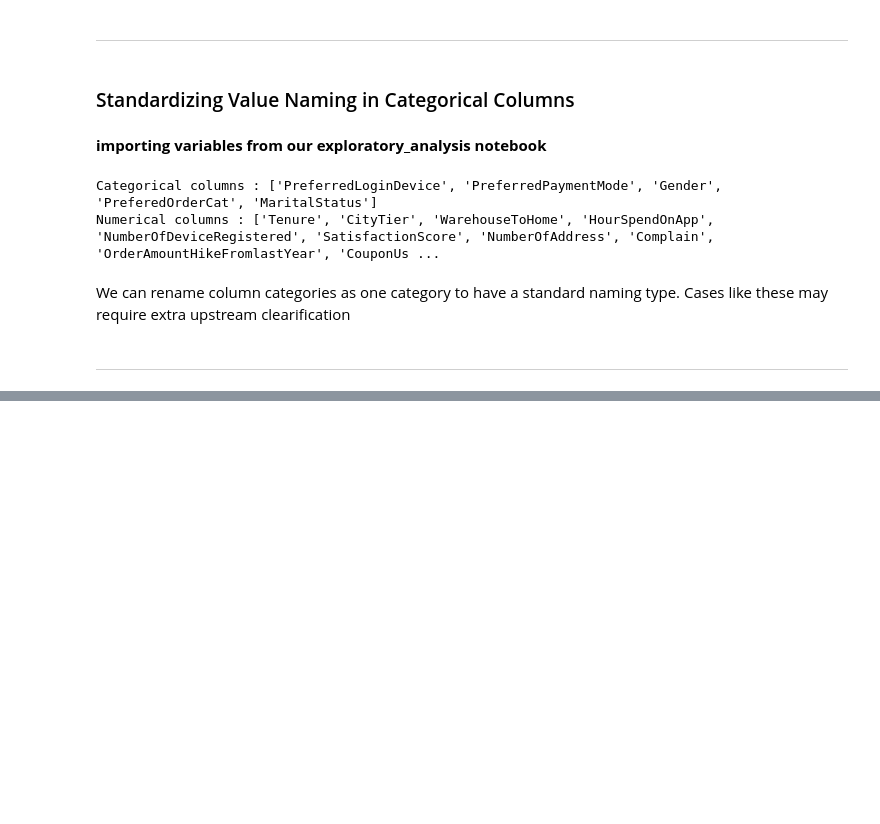
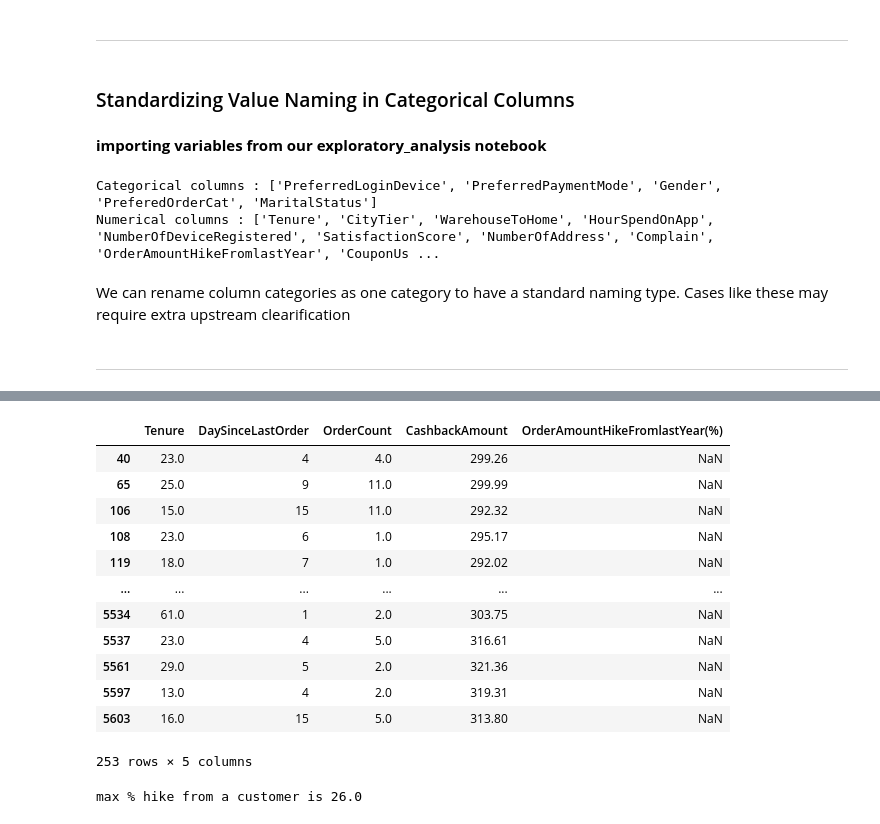
Before and after one commit to Danny-Dalo/Ecommerce_Churn, a Jupyter notebook: notebooks/data_cleaning.ipynb, the cells around one changed output, grey strips where cells are left out. Cells and saved outputs as stored; diff of their text form; code cells hidden in the pictures; blank space fills up the shorter version.

Commit message:
Handles missing values in 'DaysSinceLastOrder' column and 'OrderAmountHikeFromlastYear(%)' columns by imputting with median value

```diff
--- a/notebooks/data_cleaning.ipynb
+++ b/notebooks/data_cleaning.ipynb
@@ -99,0 +147,14 @@ churn_df_copy = churn_df_copy.replace({
+# %%
+churn_df_copy["DaySinceLastOrder"].max()    # Maximum number of days a customer hasn't ordered is 46
+
+
+# Median to fill missing values
+median = churn_df_copy["DaySinceLastOrder"].median()    # Median value is 3
+churn_df_copy.fillna({"DaySinceLastOrder": median}, inplace=True)
+
+
+# Converting `DaySinceLastOrder` column to an integer
+churn_df_copy['DaySinceLastOrder'] = churn_df_copy['DaySinceLastOrder'].astype(int)
+
+churn_df_copy["DaySinceLastOrder"].isna().any()     # False
+churn_df_copy.sample(5)
@@ -99,0 +186,29 @@ churn_df_copy = churn_df_copy.replace({
+# %%
+churn_df_copy.rename(columns={
+    "OrderAmountHikeFromlastYear" : "OrderAmountHikeFromlastYear(%)"
+}, inplace=True)
+
+# Better view of how missing values in OrderAmountHikeFromlastYear(%) coolumn relates with others
+churn_df_copy[[
+    "Tenure","DaySinceLastOrder","OrderCount",
+    "CashbackAmount", "OrderAmountHikeFromlastYear(%)"]][churn_df_copy["OrderAmountHikeFromlastYear(%)"].isna()].query("Tenure > 11")
+# %% [output]
+|  | Tenure | DaySinceLastOrder | OrderCount | CashbackAmount | OrderAmountHikeFromlastYear(%) |
+| 40 | 23.0 | 4 | 4.0 | 299.26 | NaN |
+| 65 | 25.0 | 9 | 11.0 | 299.99 | NaN |
+| 106 | 15.0 | 15 | 11.0 | 292.32 | NaN |
+| 108 | 23.0 | 6 | 1.0 | 295.17 | NaN |
+| 119 | 18.0 | 7 | 1.0 | 292.02 | NaN |
+| ... | ... | ... | ... | ... | ... |
+| 5534 | 61.0 | 1 | 2.0 | 303.75 | NaN |
+| 5537 | 23.0 | 4 | 5.0 | 316.61 | NaN |
+| 5561 | 29.0 | 5 | 2.0 | 321.36 | NaN |
+| 5597 | 13.0 | 4 | 2.0 | 319.31 | NaN |
+| 5603 | 16.0 | 15 | 5.0 | 313.80 | NaN |
+253 rows × 5 columns
+# %%
+print(f"max % hike from a customer is {churn_df_copy["OrderAmountHikeFromlastYear(%)"].max()}")
+median = churn_df_copy["OrderAmountHikeFromlastYear(%)"].median()    # Median value is 15%
+churn_df_copy.fillna({"OrderAmountHikeFromlastYear(%)": median}, inplace=True)
+# %% [output]
+max % hike from a customer is 26.0
```
Also changed, not shown: parts of 16 cells of this notebook, 1 other file.
